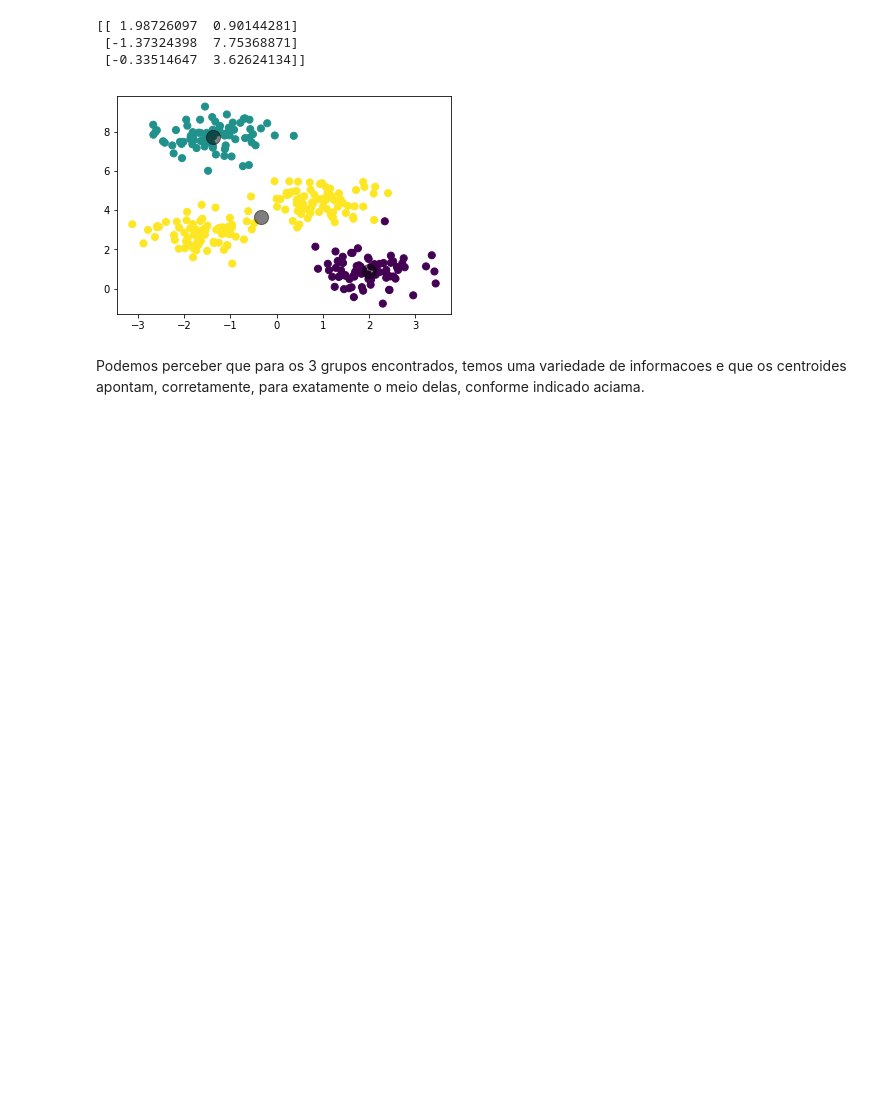
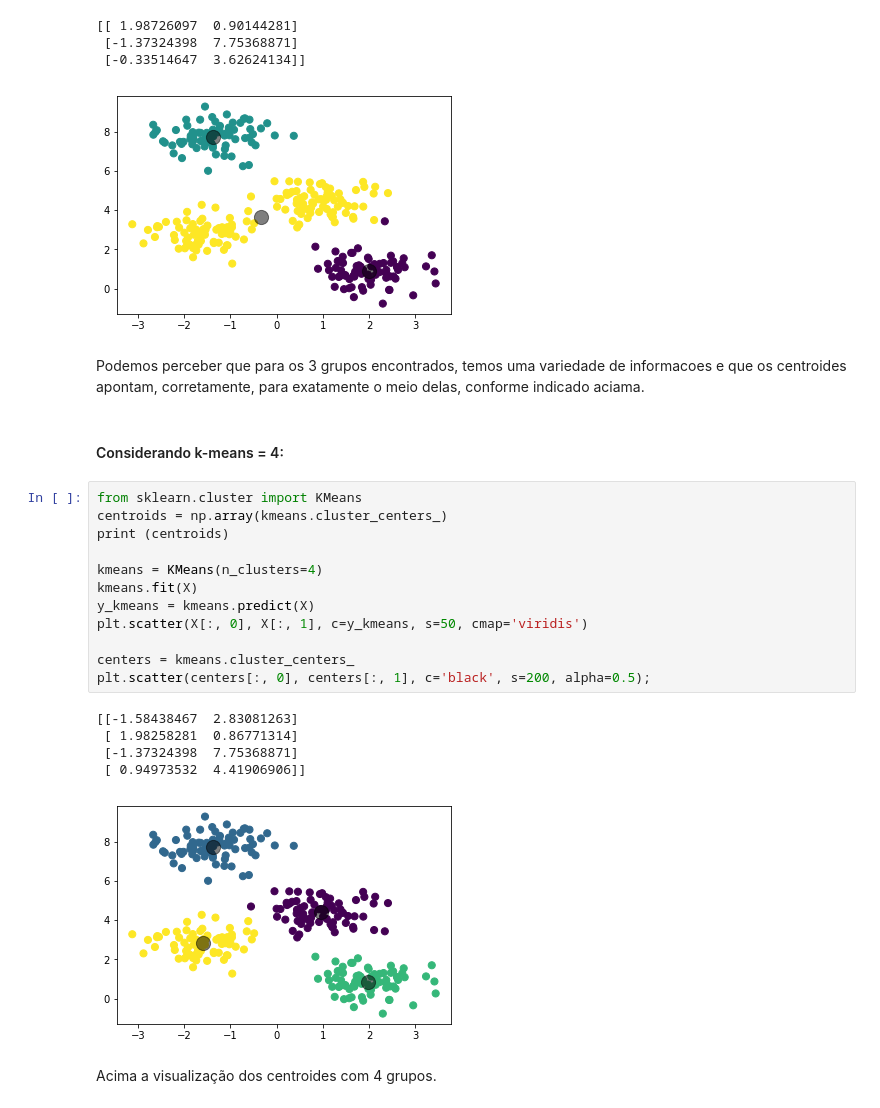
Before and after one commit to arthurrso/RI, a Jupyter notebook: Projeto_RI/Projeto Final RI - Python 3.ipynb, the cells around one changed output. Saved outputs shown, nothing was run; the diff lists cells and outputs as text; blank space fills up the shorter version.

```diff
--- a/Projeto_RI/Projeto Final RI - Python 3.ipynb
+++ b/Projeto_RI/Projeto Final RI - Python 3.ipynb
@@ -244,3 +244,25 @@ plt.scatter(centers[:, 0], centers[:, 1], c='black', s=200, alpha=0.5);
 # %% [markdown]
 Podemos perceber que para os 3 grupos encontrados, temos uma variedade de informacoes e que os centroides apontam, corretamente,
 para exatamente o meio delas, conforme indicado aciama.
+# %% [markdown]
+#### Considerando k-means = 4:
+# %%
+from sklearn.cluster import KMeans
+centroids = np.array(kmeans.cluster_centers_)
+print (centroids)
+
+kmeans = KMeans(n_clusters=4)
+kmeans.fit(X)
+y_kmeans = kmeans.predict(X)
+plt.scatter(X[:, 0], X[:, 1], c=y_kmeans, s=50, cmap='viridis')
+
+centers = kmeans.cluster_centers_
+plt.scatter(centers[:, 0], centers[:, 1], c='black', s=200, alpha=0.5);
+# %% [output]
+[[-1.58438467  2.83081263]
+ [ 1.98258281  0.86771314]
+ [-1.37324398  7.75368871]
+ [ 0.94973532  4.41906906]]
+[figure, added]
+# %% [markdown]
+Acima a visualização dos centroides com 4 grupos.
```
